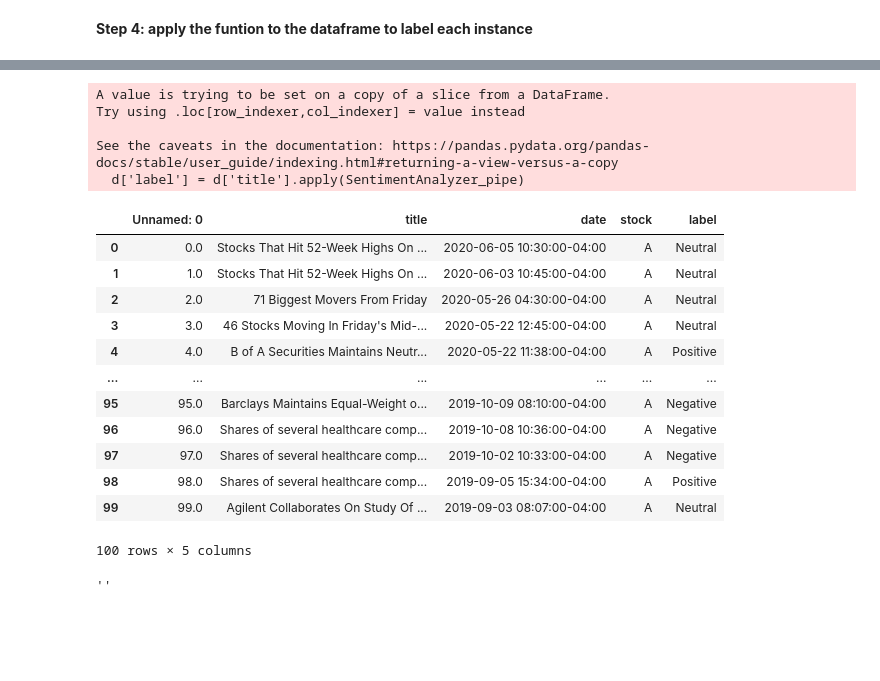
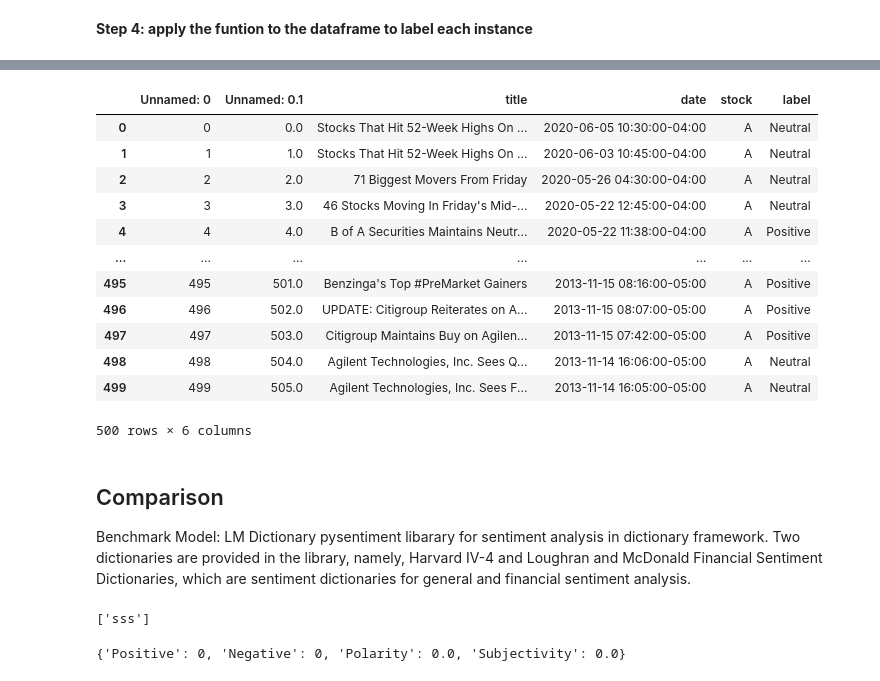
Before and after one commit to xiaowei-v/HW4-, a Jupyter notebook: HW4_huggingfacebert.ipynb, the cells around one changed output, grey strips where cells are left out. Drawn from its saved outputs; the diff is of its cells as text; code cells hidden in the pictures; blank space fills up the shorter version.

```diff
--- a/HW4_huggingfacebert.ipynb
+++ b/HW4_huggingfacebert.ipynb
@@ -437,0 +258,6 @@ def SentimentAnalyzer(doc):
+# %%
+nlp = pipeline("sentiment-analysis", model=fin_Bert_engine, tokenizer=finBERT_tokenizer)
+
+sentences = [df.iloc[0, :]['title']]
+results = nlp(sentences)
+print(results)  #LABEL_0: neutral; LABEL_1: positive; LABEL_2: negative
@@ -487,28 +280,21 @@ d
 # %%
-d['label'] = d['title'].apply(SentimentAnalyzer_pipe)
+df['label'] = df['title'].apply(SentimentAnalyzer_pipe)
-# %% [output]
-A value is trying to be set on a copy of a slice from a DataFrame.
-Try using .loc[row_indexer,col_indexer] = value instead
-
-See the caveats in the documentation: https://pandas.pydata.org/pandas-docs/stable/user_guide/indexing.html#returning-a-view-versus-a-copy
-  d['label'] = d['title'].apply(SentimentAnalyzer_pipe)
-# %%
-d
-# %% [output]
-|  | Unnamed: 0 | title | date | stock | label |
-| 0 | 0.0 | Stocks That Hit 52-Week Highs On ... | 2020-06-05 10:30:00-04:00 | A | Neutral |
-| 1 | 1.0 | Stocks That Hit 52-Week Highs On ... | 2020-06-03 10:45:00-04:00 | A | Neutral |
-| 2 | 2.0 | 71 Biggest Movers From Friday | 2020-05-26 04:30:00-04:00 | A | Neutral |
-| 3 | 3.0 | 46 Stocks Moving In Friday's Mid-... | 2020-05-22 12:45:00-04:00 | A | Neutral |
-| 4 | 4.0 | B of A Securities Maintains Neutr... | 2020-05-22 11:38:00-04:00 | A | Positive |
-| ... | ... | ... | ... | ... | ... |
-| 95 | 95.0 | Barclays Maintains Equal-Weight o... | 2019-10-09 08:10:00-04:00 | A | Negative |
-| 96 | 96.0 | Shares of several healthcare comp... | 2019-10-08 10:36:00-04:00 | A | Negative |
-| 97 | 97.0 | Shares of several healthcare comp... | 2019-10-02 10:33:00-04:00 | A | Negative |
-| 98 | 98.0 | Shares of several healthcare comp... | 2019-09-05 15:34:00-04:00 | A | Positive |
-| 99 | 99.0 | Agilent Collaborates On Study Of ... | 2019-09-03 08:07:00-04:00 | A | Neutral |
-100 rows × 5 columns
-# %%
-df['title'].str.extract(r'(.*).(.*)')[1][0]
-# %% [output]
-''
+# %%
+df
+# %% [output]
+|  | Unnamed: 0 | Unnamed: 0.1 | title | date | stock | label |
+| 0 | 0 | 0.0 | Stocks That Hit 52-Week Highs On ... | 2020-06-05 10:30:00-04:00 | A | Neutral |
+| 1 | 1 | 1.0 | Stocks That Hit 52-Week Highs On ... | 2020-06-03 10:45:00-04:00 | A | Neutral |
+| 2 | 2 | 2.0 | 71 Biggest Movers From Friday | 2020-05-26 04:30:00-04:00 | A | Neutral |
+| 3 | 3 | 3.0 | 46 Stocks Moving In Friday's Mid-... | 2020-05-22 12:45:00-04:00 | A | Neutral |
+| 4 | 4 | 4.0 | B of A Securities Maintains Neutr... | 2020-05-22 11:38:00-04:00 | A | Positive |
+| ... | ... | ... | ... | ... | ... | ... |
+| 495 | 495 | 501.0 | Benzinga's Top #PreMarket Gainers | 2013-11-15 08:16:00-05:00 | A | Positive |
+| 496 | 496 | 502.0 | UPDATE: Citigroup Reiterates on A... | 2013-11-15 08:07:00-05:00 | A | Positive |
+| 497 | 497 | 503.0 | Citigroup Maintains Buy on Agilen... | 2013-11-15 07:42:00-05:00 | A | Positive |
+| 498 | 498 | 504.0 | Agilent Technologies, Inc. Sees Q... | 2013-11-14 16:06:00-05:00 | A | Neutral |
+| 499 | 499 | 505.0 | Agilent Technologies, Inc. Sees F... | 2013-11-14 16:05:00-05:00 | A | Neutral |
+500 rows × 6 columns
+# %% [markdown]
+## Comparison
+Benchmark Model: LM Dictionary pysentiment libarary for sentiment analysis in dictionary framework. Two dictionaries are provided in the library, namely, Harvard IV-4 and Loughran and McDonald Financial Sentiment Dictionaries, which are sentiment dictionaries for general and financial sentiment analysis.
@@ -514,0 +303,14 @@ df['title'].str.extract(r'(.*).(.*)')[1][0]
+# %%
+import pysentiment2 as ps
+lm = ps.LM()
+
+LM_tokens = lm.tokenize(compare_text)
+
+# display the tokens of LM
+LM_tokens
+# %% [output]
+['sss']
+# %%
+lm.get_score(LM_tokens)
+# %% [output]
+{'Positive': 0, 'Negative': 0, 'Polarity': 0.0, 'Subjectivity': 0.0}
```
Also changed, not shown: parts of 62 cells of this notebook.
